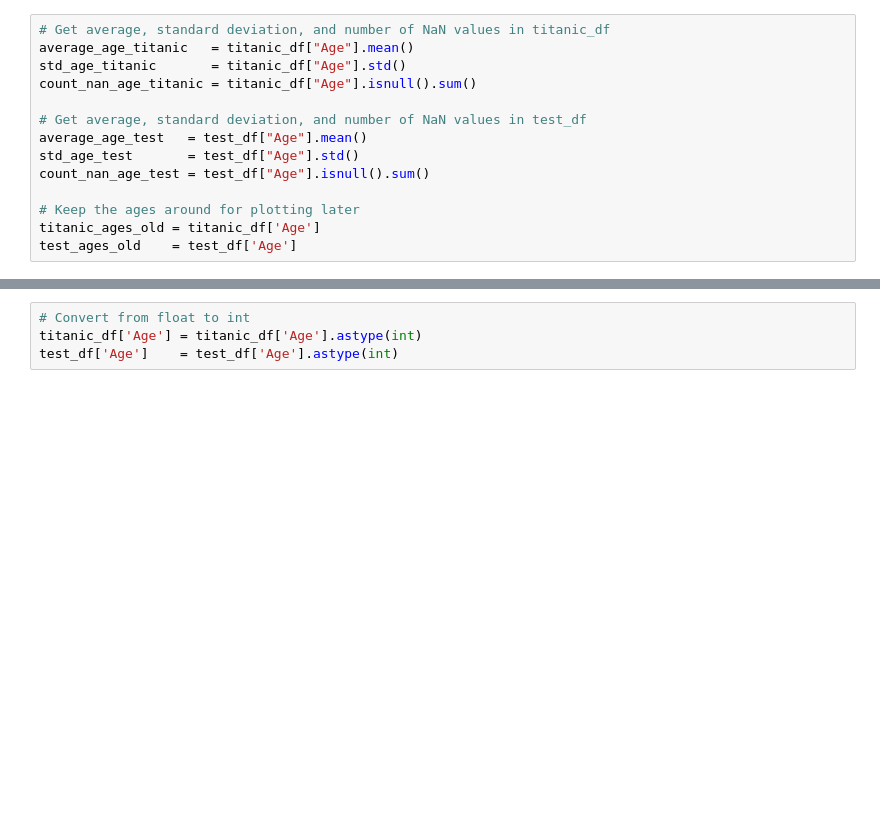
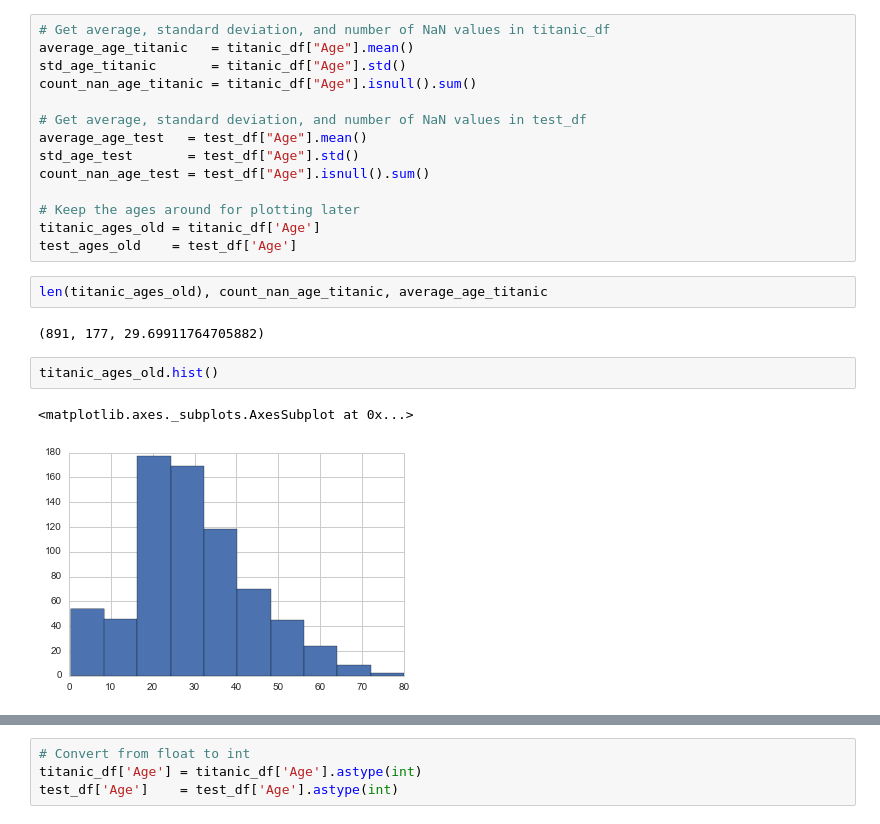
Before and after one commit to randirl17/titanic-data-munging, a Jupyter notebook: 2016-06-01-TitanicDataMunging.ipynb, the cells around one changed output, grey strips where cells are left out. Saved outputs shown, nothing was run; the diff lists cells and outputs as text; blank space fills up the shorter version.

```diff
--- a/2016-06-01-TitanicDataMunging.ipynb
+++ b/2016-06-01-TitanicDataMunging.ipynb
@@ -160,6 +220,15 @@ count_nan_age_test = test_df["Age"].isnull().sum()
 # Keep the ages around for plotting later
 titanic_ages_old = titanic_df['Age']
 test_ages_old    = test_df['Age']
+# %%
+len(titanic_ages_old), count_nan_age_titanic, average_age_titanic
+# %% [output]
+(891, 177, 29.69911764705882)
+# %%
+titanic_ages_old.hist()
+# %% [output]
+<matplotlib.axes._subplots.AxesSubplot at 0x...>
+[figure, added]
 # %%
 # Generate random numbers between (mean - std) & (mean + std)
 rand_1 = np.random.randint(average_age_titanic - std_age_titanic,
```
Also changed, not shown: parts of 17 cells of this notebook.
